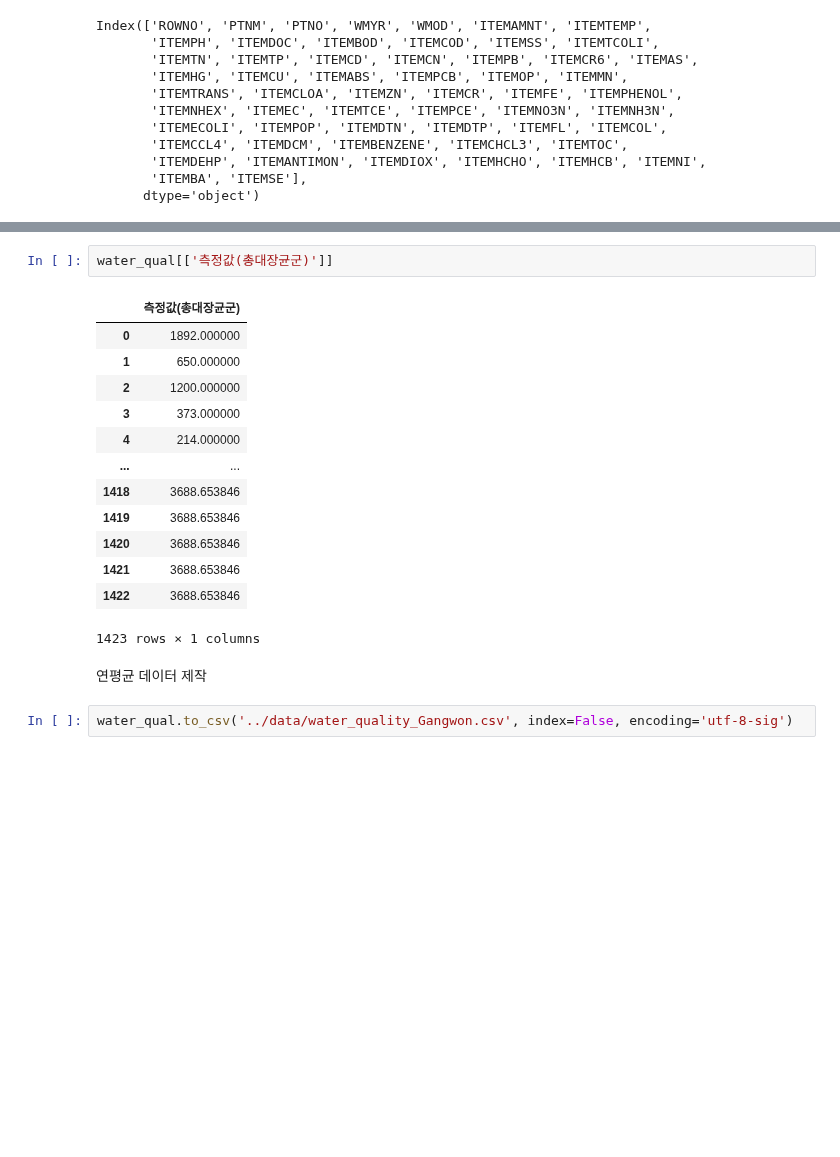
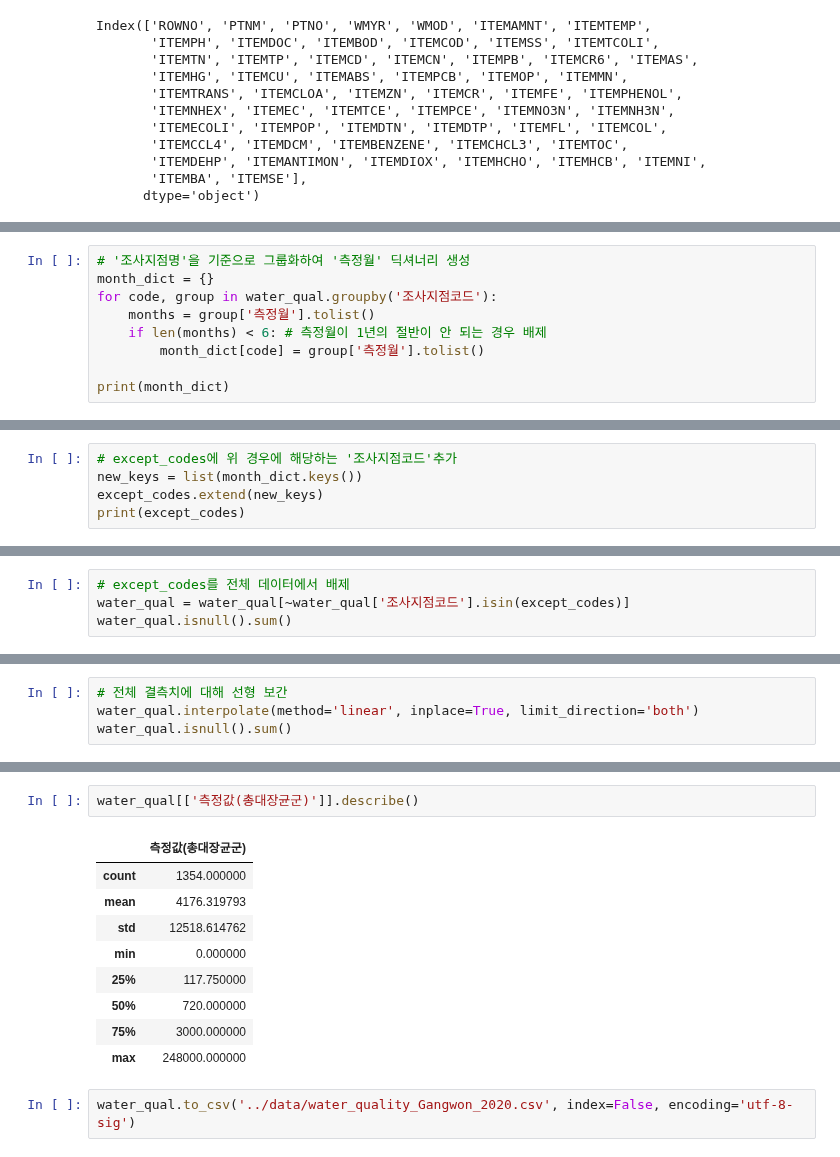
Before and after one commit to viola2002/dartb, a Jupyter notebook: contest/2024ecothon/code/data-collecting.ipynb, the cells around one changed output, grey strips where cells are left out. Cells and saved outputs as stored; diff of their text form; blank space fills up the shorter version.

```diff
--- a/contest/2024ecothon/code/data-collecting.ipynb
+++ b/contest/2024ecothon/code/data-collecting.ipynb
@@ -334,0 +421,9 @@ water_qual[['측정값(총대장균군)']] = imputer.fit_transform(water_qual[['
+# %%
+# '조사지점명'을 기준으로 그룹화하여 '측정월' 딕셔너리 생성
+month_dict = {}
+for code, group in water_qual.groupby('조사지점코드'):
+    months = group['측정월'].tolist()
+    if len(months) < 6: # 측정월이 1년의 절반이 안 되는 경우 배제
+        month_dict[code] = group['측정월'].tolist()
+
+print(month_dict)
@@ -334,0 +432,5 @@ water_qual[['측정값(총대장균군)']] = imputer.fit_transform(water_qual[['
+# %%
+# except_codes에 위 경우에 해당하는 '조사지점코드'추가
+new_keys = list(month_dict.keys())
+except_codes.extend(new_keys)
+print(except_codes)
@@ -334,0 +439,4 @@ water_qual[['측정값(총대장균군)']] = imputer.fit_transform(water_qual[['
+# %%
+# except_codes를 전체 데이터에서 배제
+water_qual = water_qual[~water_qual['조사지점코드'].isin(except_codes)]
+water_qual.isnull().sum()
@@ -334,0 +450,4 @@ water_qual[['측정값(총대장균군)']] = imputer.fit_transform(water_qual[['
+# %%
+# 전체 결측치에 대해 선형 보간
+water_qual.interpolate(method='linear', inplace=True, limit_direction='both')
+water_qual.isnull().sum()
@@ -335,20 +477,14 @@ water_qual[['측정값(총대장균군)']] = imputer.fit_transform(water_qual[['
 # %%
-water_qual[['측정값(총대장균군)']]
+water_qual[['측정값(총대장균군)']].describe()
 # %% [output]
 |  | 측정값(총대장균군) |
-| 0 | 1892.000000 |
-| 1 | 650.000000 |
-| 2 | 1200.000000 |
-| 3 | 373.000000 |
-| 4 | 214.000000 |
-| ... | ... |
-| 1418 | 3688.653846 |
-| 1419 | 3688.653846 |
-| 1420 | 3688.653846 |
-| 1421 | 3688.653846 |
-| 1422 | 3688.653846 |
+| count | 1354.000000 |
+| mean | 4176.319793 |
+| std | 12518.614762 |
+| min | 0.000000 |
+| 25% | 117.750000 |
+| 50% | 720.000000 |
+| 75% | 3000.000000 |
+| max | 248000.000000 |
-1423 rows × 1 columns
-# %% [markdown]
-연평균 데이터 제작
 # %%
-water_qual.to_csv('../data/water_quality_Gangwon.csv', index=False, encoding='utf-8-sig')
+water_qual.to_csv('../data/water_quality_Gangwon_2020.csv', index=False, encoding='utf-8-sig')
```
Also changed, not shown: parts of 35 cells of this notebook.
